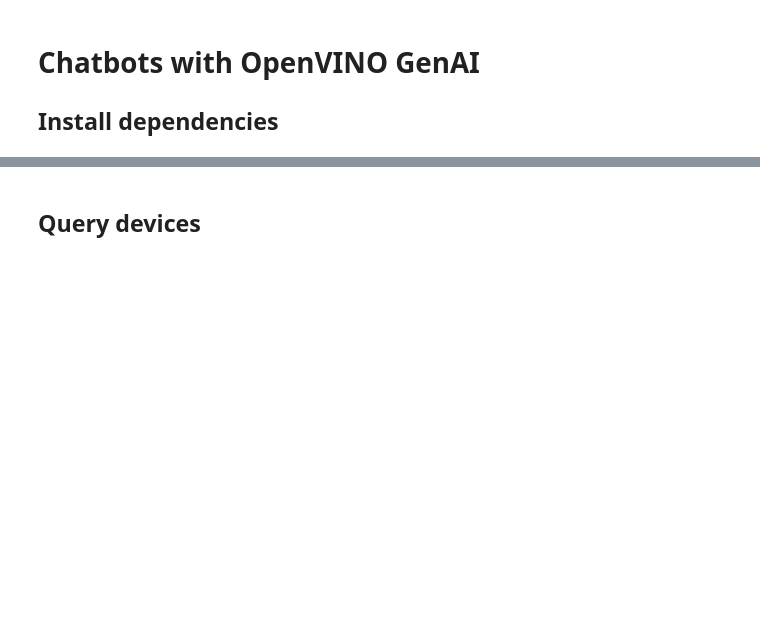
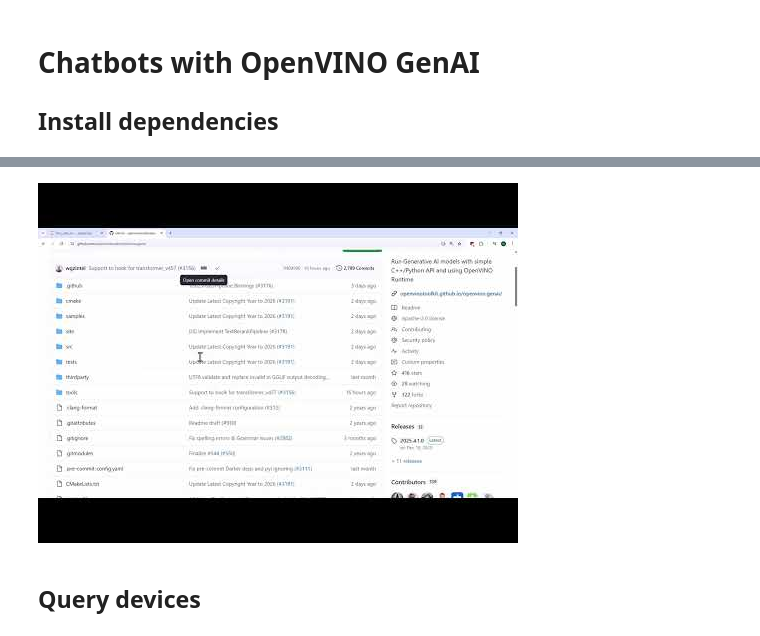
Before and after one commit to openvinotoolkit/openvino_build_deploy, a Jupyter notebook: trainings/large_language_models/llms_with_ov.ipynb, the cells around one changed output, grey strips where cells are left out. Cells and saved outputs as stored; diff of their text form; code cells hidden in the pictures; blank space fills up the shorter version.

```diff
--- a/trainings/large_language_models/llms_with_ov.ipynb
+++ b/trainings/large_language_models/llms_with_ov.ipynb
@@ -16,3 +21,8 @@ snapshot_download("OpenVINO/Qwen3-8B-int4-cw-ov", local_dir=llm_output_dir, resu
+# %%
+from IPython.display import YouTubeVideo
+YouTubeVideo('yrdfL2NAiHM', width=960, height=540)
+# %% [output]
+[figure, added]
 # %% [markdown]
 ## Query devices
 # %%
```
Also changed, not shown: parts of 11 cells of this notebook.
